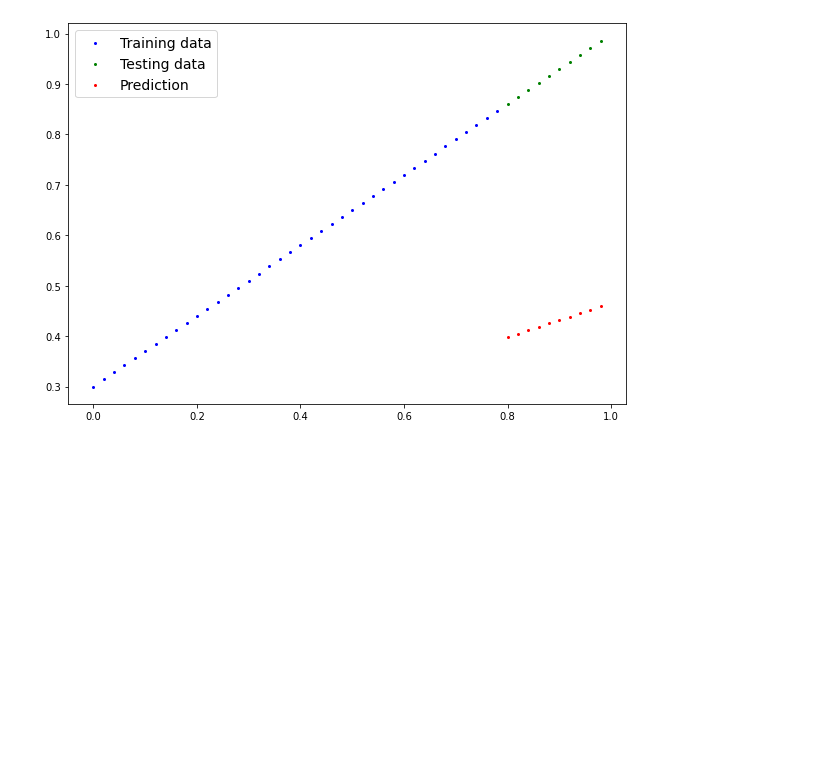
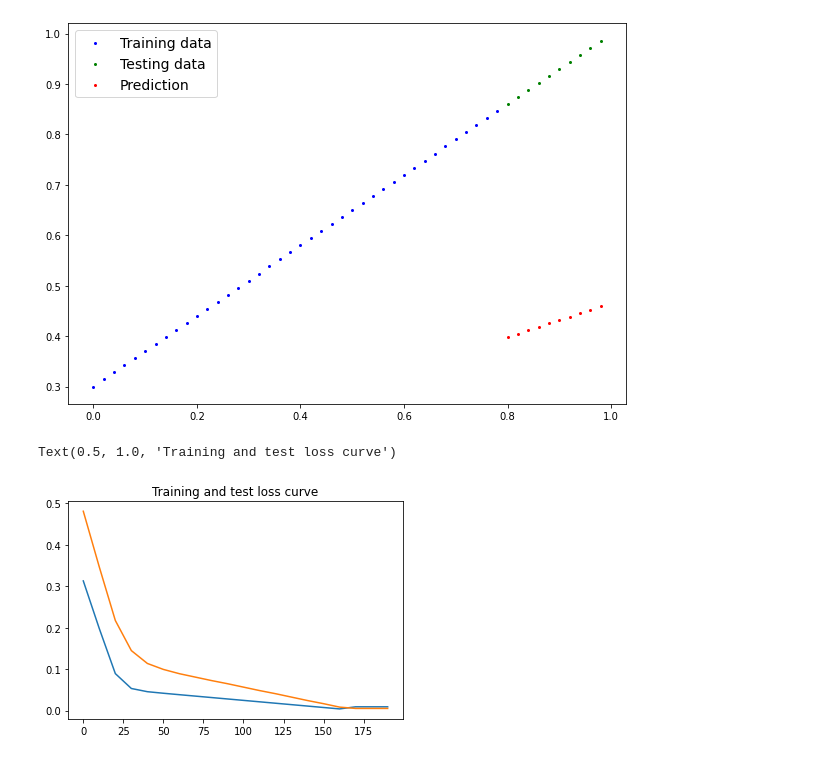
Before and after one commit to zahra-sharifzadeh/pytorch, a Jupyter notebook: 01_pytorch_workflow.ipynb, the cells around one changed output. Drawn from its saved outputs; the diff is of its cells as text; code cells hidden in the pictures; blank space fills up the shorter version.

```diff
--- a/01_pytorch_workflow.ipynb
+++ b/01_pytorch_workflow.ipynb
@@ -174,7 +174,12 @@ optimizer = torch.optim.SGD(params=model_0.parameters(),
 
 torch.manual_seed(42) # Repudicibility
 
-epochs = 100
+# Track important values
+epoch_count = []
+train_loss_values = []
+test_loss_values = []
+
+epochs = 200
 ### Training
 # loop through the data:
 for epoch in range(epochs):
@@ -187,7 +192,7 @@ for epoch in range(epochs):
   # Calculate Loss function
   loss = loss_fn(y_pred, y_train)
 
-  print(f"loss: {loss}")
+  #print(f"loss: {loss}")
 
   # Optimizer zero grad
   optimizer.zero_grad() # Start fresh
@@ -199,11 +204,26 @@ for epoch in range(epochs):
   optimizer.step()
 
 # Testing
-model_0.eval() # turns off the require gradient
+  model_0.eval() # turns off settings of training
 
-# print parameters vals
-print(model_0.state_dict())
+  with torch.inference_mode():
+    # Doing forward path
+    test_pred = model_0(X_test)
 
-# print ideal vals
-print(weight, bias)
+    # Calculating The loss
+    test_loss = loss_fn(test_pred, y_test)
+
+    # Print result of training
+    if epoch % 10 ==0:
+      print(f"Epoch: {epoch} | Loss: {loss} | Test loss: {test_loss}")
+
+      epoch_count.append(epoch)
+      train_loss_values.append(loss)
+      test_loss_values.append(test_loss)
+
+      # print parameters vals
+      print(model_0.state_dict())
+
+      # print ideal vals
+      print(weight, bias)
 # %% [output]
@@ -237,3 +257,11 @@ plot_prediction(predictions= y_preds_new)
 plot_prediction(predictions=y_preds)
 # %% [output]
 [figure]
+# %%
+# Plot the loss curves
+plt.plot(epoch_count, np.array(torch.tensor(train_loss_values).cpu().numpy()), label="Train loss")
+plt.plot(epoch_count,np.array(torch.tensor(test_loss_values).cpu().numpy()), label="Test loss")
+plt.title("Training and test loss curve")
+# %% [output]
+Text(0.5, 1.0, 'Training and test loss curve')
+[figure, added]
```
Also changed, not shown: parts of 15 cells of this notebook.
